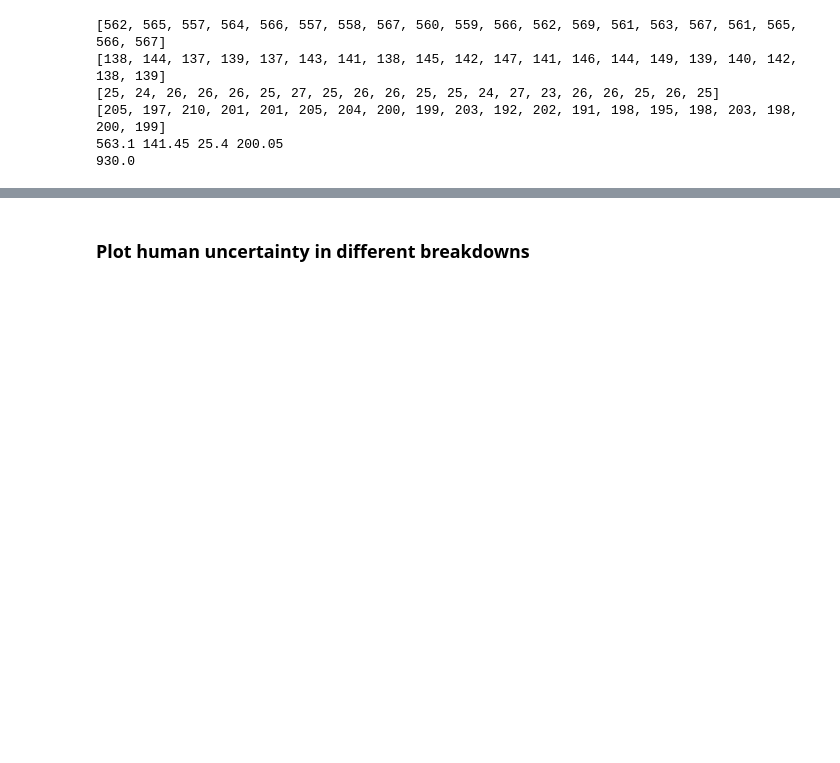
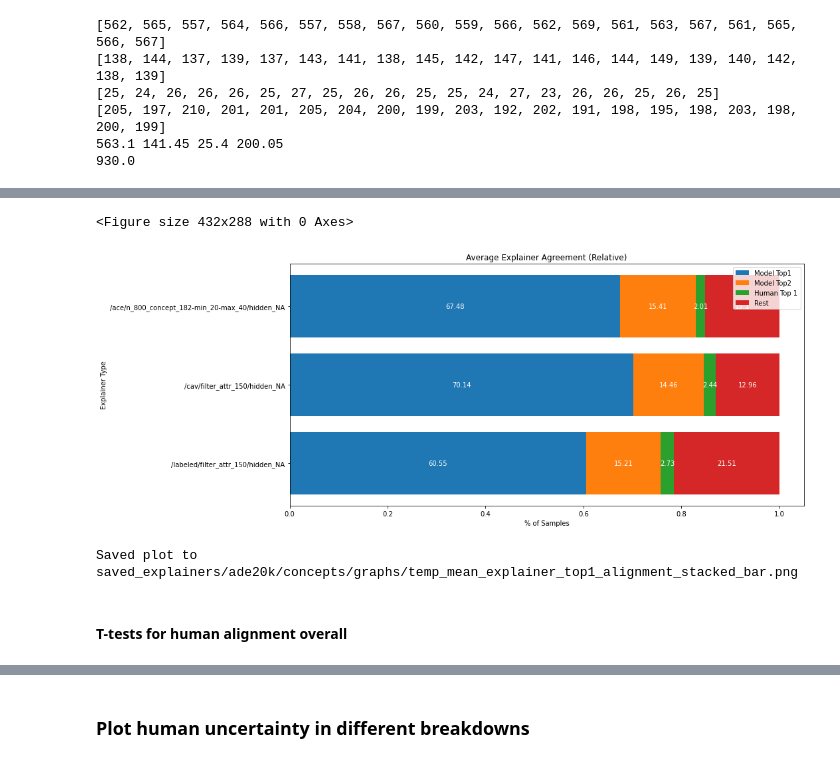
Before and after one commit to allisonchen23/explain-alignment, a Jupyter notebook: repeated_trials_processing.ipynb, the cells around one changed output, grey strips where cells are left out. Drawn from its saved outputs; the diff is of its cells as text; code cells hidden in the pictures; blank space fills up the shorter version.

```diff
--- a/repeated_trials_processing.ipynb
+++ b/repeated_trials_processing.ipynb
@@ -774,0 +806,26 @@ Saved plot to saved_explainers/ade20k/concepts/graphs/mean_explainer_top1_alignm
+# %%
+select_idxs = [0, 3, 6] # 25/27 concepts
+select_idxs = [1, 4, 7] # 100/114 concepts
+select_idxs = [2, 5, 8] # 182 concepts
+# Graph for average across repeated trials while varying explainer
+shared_dir = os.path.commonpath(parents)
+shared_graph_dir = os.path.join(shared_dir, 'graphs')
+ensure_dir(shared_graph_dir)
+
+save_path = os.path.join(shared_graph_dir, 'temp_mean_explainer_top1_alignment_stacked_bar.png')
+stacked_horizontal_bar_chart(
+    data=across_trial_means[:, select_idxs],
+    bar_height=0.8,
+    labels=np.array(explainer_ids)[select_idxs],
+    display_values='relative',
+    legend=legend,
+    xlabel='% of Samples',
+    ylabel='Explainer Type',
+    title="Average Explainer Agreement (Relative)",
+    fig_size=(15, len(select_idxs)+3),
+    save_path=save_path)
+print("Saved plot to {}".format(save_path))
+# %% [output]
+<Figure size 432x288 with 0 Axes>
+[figure, added]
+Saved plot to saved_explainers/ade20k/concepts/graphs/temp_mean_explainer_top1_alignment_stacked_bar.png
@@ -774,0 +847,2 @@ Saved plot to saved_explainers/ade20k/concepts/graphs/mean_explainer_top1_alignm
+# %% [markdown]
+#### T-tests for human alignment overall
```
Also changed, not shown: parts of 11 cells of this notebook, 11 other files.
